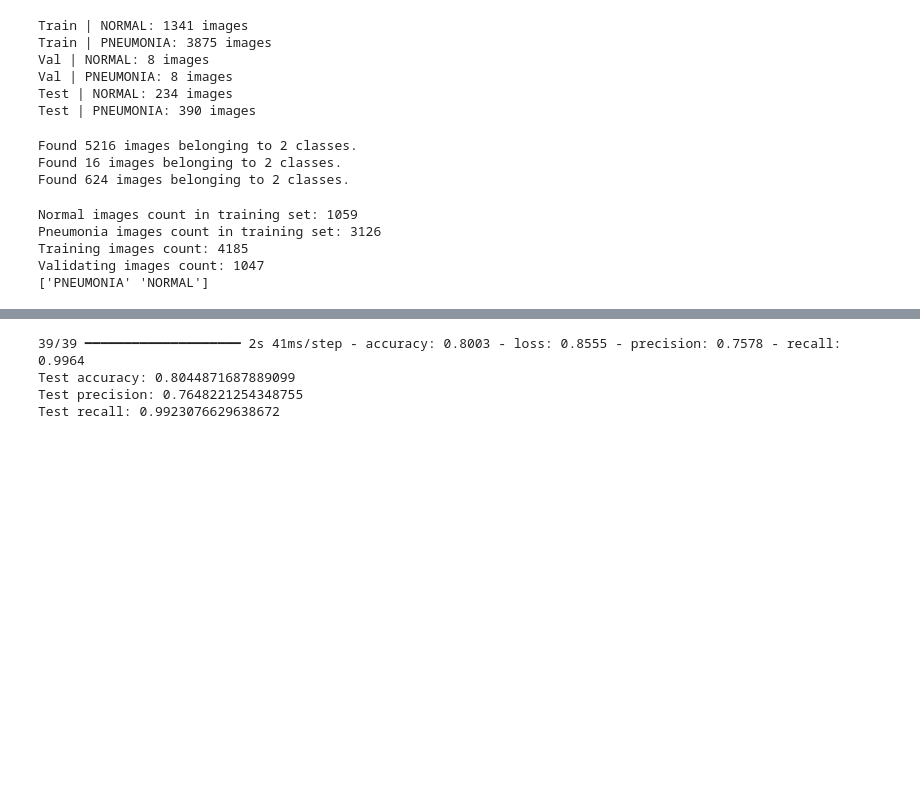
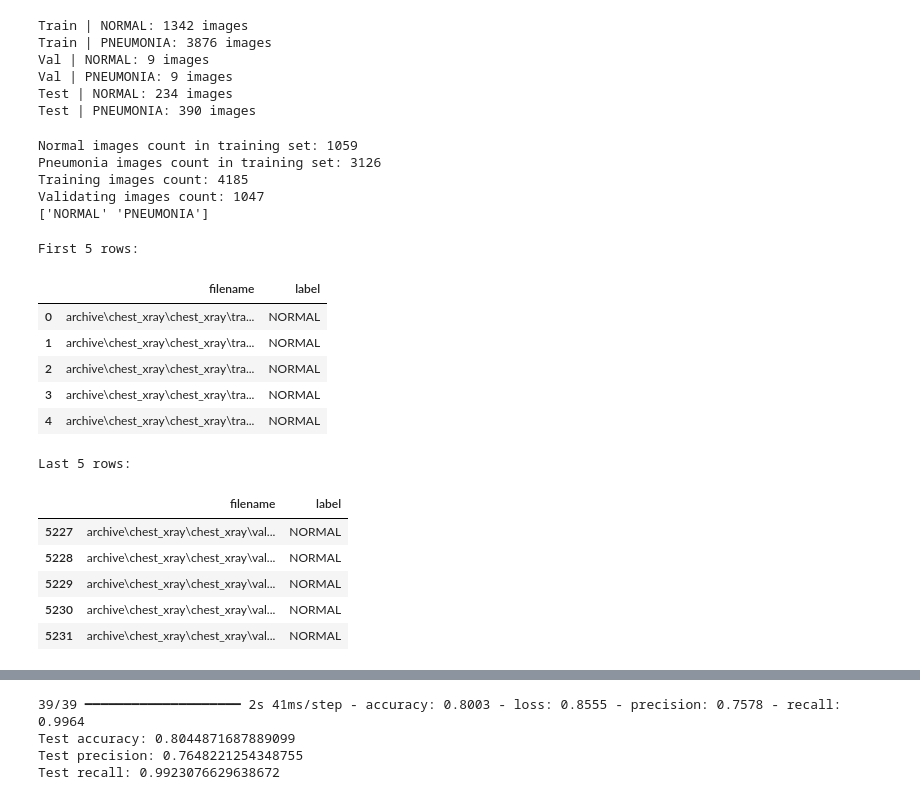
Before and after one commit to mgenz05/cnn-pneumonia-detection-2026, a Jupyter notebook: pneumonia_project.ipynb, the cells around one changed output, grey strips where cells are left out. Cells and saved outputs as stored; diff of their text form; code cells hidden in the pictures; blank space fills up the shorter version.

```diff
--- a/pneumonia_project.ipynb
+++ b/pneumonia_project.ipynb
@@ -14,5 +13,5 @@ print(tf.__version__)
 # %%
-BASE_DIR = "data/chest_xray"
+BASE_DIR = "archive/chest_xray/chest_xray"
 
 TRAIN_DIR = os.path.join(BASE_DIR, "train")
 VAL_DIR   = os.path.join(BASE_DIR, "val")
@@ -23,49 +22,19 @@ for split, path in [("Train", TRAIN_DIR), ("Val", VAL_DIR), ("Test", TEST_DIR)]:
         count = len(os.listdir(os.path.join(path, label)))
         print(f"{split} | {label}: {count} images")
 # %% [output]
-Train | NORMAL: 1341 images
-Train | PNEUMONIA: 3875 images
-Val | NORMAL: 8 images
-Val | PNEUMONIA: 8 images
+Train | NORMAL: 1342 images
+Train | PNEUMONIA: 3876 images
+Val | NORMAL: 9 images
+Val | PNEUMONIA: 9 images
 Test | NORMAL: 234 images
 Test | PNEUMONIA: 390 images
-# %%
-IMG_SIZE = (150, 150)
-BATCH_SIZE = 32
-
-train_datagen = ImageDataGenerator(rescale=1./255)
-val_datagen   = ImageDataGenerator(rescale=1./255)
-test_datagen  = ImageDataGenerator(rescale=1./255)
-
-train_data = train_datagen.flow_from_directory(
-    TRAIN_DIR,
-    target_size=IMG_SIZE,
-    batch_size=BATCH_SIZE,
-    class_mode='binary'
-)
-
-val_data = val_datagen.flow_from_directory(
-    VAL_DIR,
-    target_size=IMG_SIZE,
-    batch_size=BATCH_SIZE,
-    class_mode='binary'
-)
-
-test_data = test_datagen.flow_from_directory(
-    TEST_DIR,
-    target_size=IMG_SIZE,
-    batch_size=BATCH_SIZE,
-    class_mode='binary'
-)
-# %% [output]
-Found 5216 images belonging to 2 classes.
-Found 16 images belonging to 2 classes.
-Found 624 images belonging to 2 classes.
 # %%
 train_filenames = tf.io.gfile.glob(os.path.join(TRAIN_DIR, "*", "*"))
 val_filenames = tf.io.gfile.glob(os.path.join(VAL_DIR, "*", "*"))
 
 filenames = train_filenames + val_filenames
+filenames = [f for f in filenames if f.lower().endswith(('.jpg', '.jpeg', '.png'))]
+
 train_filenames, val_filenames = train_test_split(filenames, test_size = 0.2, random_state = 42)
 
 COUNT_NORMAL = len([f for f in train_filenames if "NORMAL" in f])
@@ -81,11 +50,38 @@ VAL_IMG_COUNT = tf.data.experimental.cardinality(val_list_ds).numpy()
 print("Training images count:", TRAIN_IMG_COUNT)
 print("Validating images count:", VAL_IMG_COUNT)
 
-CLASS_NAMES = np.array([os.path.basename(p) for p in tf.io.gfile.glob(os.path.join(TRAIN_DIR, "*"))])
+CLASS_NAMES = np.array([os.path.basename(p) for p in tf.io.gfile.glob(os.path.join(TRAIN_DIR, "*"))
+                        if not os.path.basename(p).startswith('.')])
 print(CLASS_NAMES)
 # %% [output]
 Normal images count in training set: 1059
 Pneumonia images count in training set: 3126
 Training images count: 4185
 Validating images count: 1047
-['PNEUMONIA' 'NORMAL']
+['NORMAL' 'PNEUMONIA']
+# %%
+df = pd.DataFrame({
+    'filename': filenames,
+    'label': ['PNEUMONIA' if 'PNEUMONIA' in f else 'NORMAL' for f in filenames]
+})
+
+print("First 5 rows:")
+display(df.head())
+
+print("Last 5 rows:")
+display(df.tail())
+# %% [output]
+First 5 rows:
+|  | filename | label |
+| 0 | archive\chest_xray\chest_xray\tra... | NORMAL |
+| 1 | archive\chest_xray\chest_xray\tra... | NORMAL |
+| 2 | archive\chest_xray\chest_xray\tra... | NORMAL |
+| 3 | archive\chest_xray\chest_xray\tra... | NORMAL |
+| 4 | archive\chest_xray\chest_xray\tra... | NORMAL |
+Last 5 rows:
+|  | filename | label |
+| 5227 | archive\chest_xray\chest_xray\val... | NORMAL |
+| 5228 | archive\chest_xray\chest_xray\val... | NORMAL |
+| 5229 | archive\chest_xray\chest_xray\val... | NORMAL |
+| 5230 | archive\chest_xray\chest_xray\val... | NORMAL |
+| 5231 | archive\chest_xray\chest_xray\val... | NORMAL |
```
Also changed, not shown: parts of 5 cells of this notebook.
